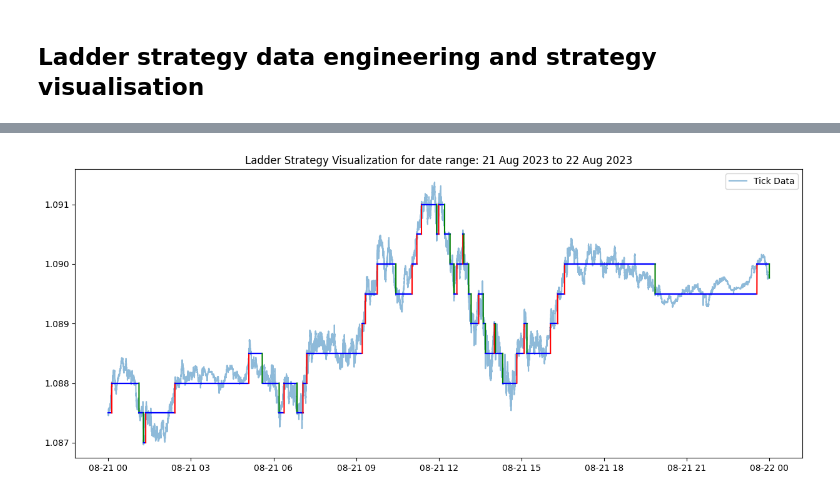
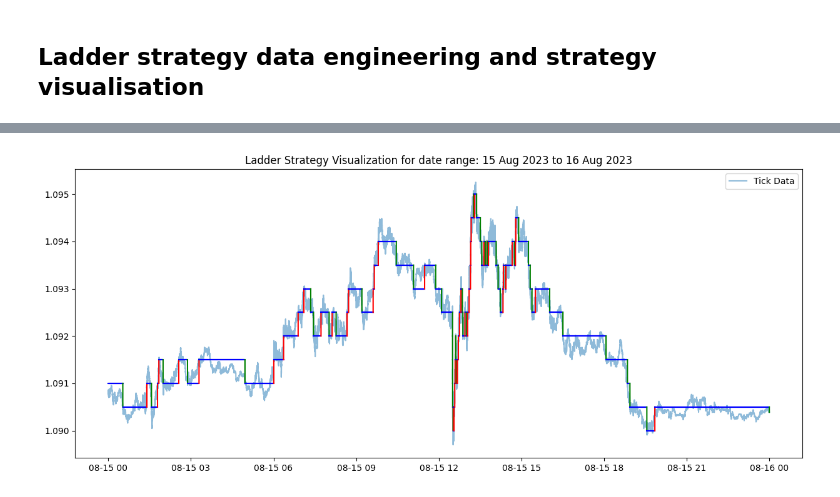
Before and after one commit to SamanvayMS/bp-Trading, a Jupyter notebook: Data_analysis.ipynb, the cells around one changed output, grey strips where cells are left out. Cells and saved outputs as stored; diff of their text form; code cells hidden in the pictures.

```diff
--- a/Data_analysis.ipynb
+++ b/Data_analysis.ipynb
@@ -177,5 +177,5 @@ def plot_ladderized(start_date, end_date, grid_size=0.0005, ladderize_function=l
     plt.legend()
     plt.show()
 # %%
-plot_ladderized('21 Aug 2023','22 Aug 2023',grid_size=0.0005,ladderize_function=ladderize_absolute)
+plot_ladderized('15 Aug 2023','16 Aug 2023',grid_size=0.0005,ladderize_function=ladderize_absolute)
 # %% [output]
@@ -187,2 +187,2 @@ plot_ladderized('21 Aug 2023','22 Aug 2023',grid_size=0.0005,ladderize_function=
-[figure, old version]
+[figure, new version]
 # %%
```
Also changed, not shown: parts of 5 cells of this notebook, 1 other file.
